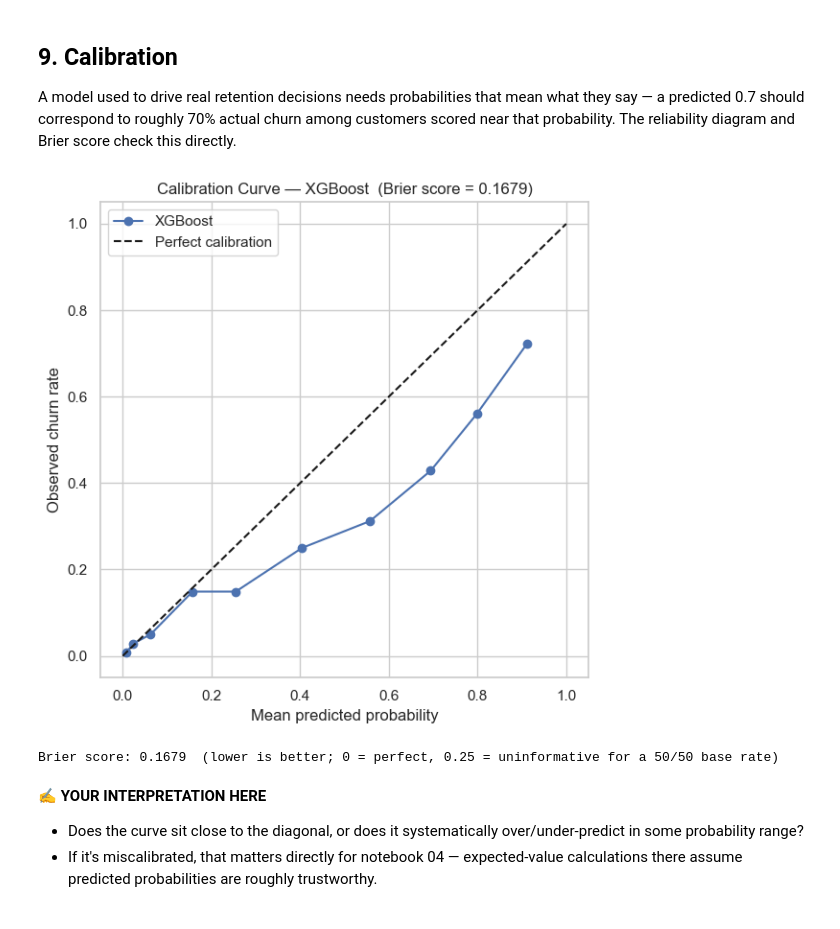
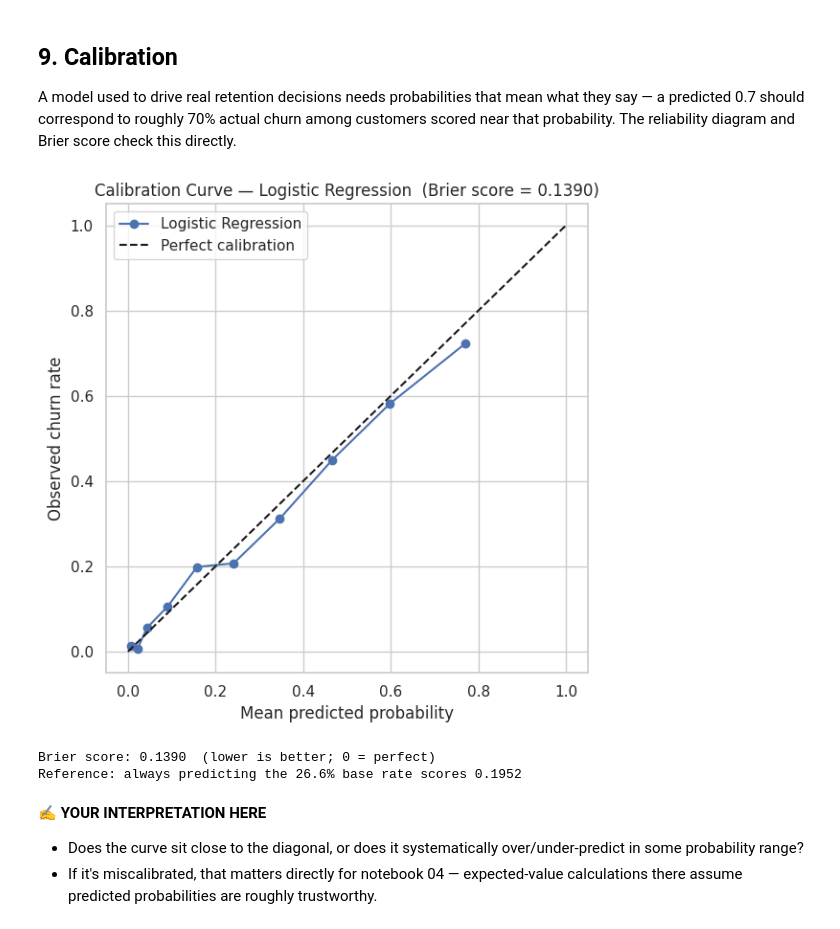
Before and after one commit to lmcbride053/customer-churn-prediction, a Jupyter notebook: notebooks/03_modeling_and_evaluation.ipynb, the cells around one changed output. Drawn from its saved outputs; the diff is of its cells as text; code cells hidden in the pictures.

Commit message:
adding updated notebooks and requirements.txt

```diff
--- a/notebooks/03_modeling_and_evaluation.ipynb
+++ b/notebooks/03_modeling_and_evaluation.ipynb
@@ -132,10 +132,17 @@ that's the bar the baseline sets, not 'high accuracy.'
 ## 4. Train candidate models
 # %%
 # ── Logistic Regression ───────────────────────────────────────────────────────
-lr = LogisticRegression(C=1.0, max_iter=1000, class_weight='balanced', random_state=RANDOM_STATE)
-lr.fit(X_train_scaled, y_train)
-lr_proba = lr.predict_proba(X_test_scaled)[:, 1]
-lr_pred = lr.predict(X_test_scaled)
+# No class weighting: class_weight='balanced' inflates predicted probabilities
+# (it trains the model as if churn were ~50% common), which badly hurts
+# calibration. The class imbalance is handled instead by the decision
+# threshold, which is chosen by cross-validation in Section 7.
+lr = make_pipeline(
+    StandardScaler(),
+    LogisticRegression(C=1.0, max_iter=1000, random_state=RANDOM_STATE),
+)
+lr.fit(X_train, y_train)
+lr_proba = lr.predict_proba(X_test)[:, 1]
+lr_pred = lr.predict(X_test)
 print("Logistic Regression trained.")
 # %% [output]
 Logistic Regression trained.
@@ -213,9 +219,10 @@ results
 # %%
-# Set which trained model carries forward through the rest of this notebook.
-chosen_name = 'XGBoost'
-chosen_model = xgb
-chosen_proba = xgb_proba
-chosen_pred = xgb_pred
+# Logistic Regression carries forward: best AUC-ROC and PR-AUC on the test set,
+# best cross-validated AUC (Section 6), and directly interpretable coefficients.
+chosen_name = 'Logistic Regression'
+chosen_model = lr
+chosen_proba = lr_proba
+chosen_pred = lr_pred
 # %%
 fig, ax = plt.subplots(figsize=(7, 5))
 for name, proba in [('Logistic Regression', lr_proba), ('Random Forest', rf_proba), ('XGBoost', xgb_proba)]:
@@ -356,22 +364,26 @@ diagram and Brier score check this directly.
 # %%
 prob_true, prob_pred = calibration_curve(y_test, chosen_proba, n_bins=10, strategy='quantile')
 brier = brier_score_loss(y_test, chosen_proba)
 
 fig, ax = plt.subplots(figsize=(6, 6))
 ax.plot(prob_pred, prob_true, marker='o', label=chosen_name)
 ax.plot([0, 1], [0, 1], 'k--', label='Perfect calibration')
 ax.set_xlabel('Mean predicted probability')
 ax.set_ylabel('Observed churn rate')
 ax.set_title(f'Calibration Curve — {chosen_name}  (Brier score = {brier:.4f})')
 ax.legend()
 plt.tight_layout()
 plt.savefig('../data/plots/calibration_curve.png', dpi=150)
 plt.show()
 
-print(f"Brier score: {brier:.4f}  (lower is better; 0 = perfect, 0.25 = uninformative for a 50/50 base rate)")
+base_rate = y_test.mean()
+brier_reference = base_rate * (1 - base_rate)  # Brier score of always predicting the base rate
+print(f"Brier score: {brier:.4f}  (lower is better; 0 = perfect)")
+print(f"Reference: always predicting the {base_rate:.1%} base rate scores {brier_reference:.4f}")
 # %% [output]
-[figure, old version]
+[figure, new version]
-Brier score: 0.1679  (lower is better; 0 = perfect, 0.25 = uninformative for a 50/50 base rate)
+Brier score: 0.1390  (lower is better; 0 = perfect)
+Reference: always predicting the 26.6% base rate scores 0.1952
 # %% [markdown]
 ✍️ **YOUR INTERPRETATION HERE**
 
```
Also changed, not shown: parts of 18 cells of this notebook, 4 other files.
